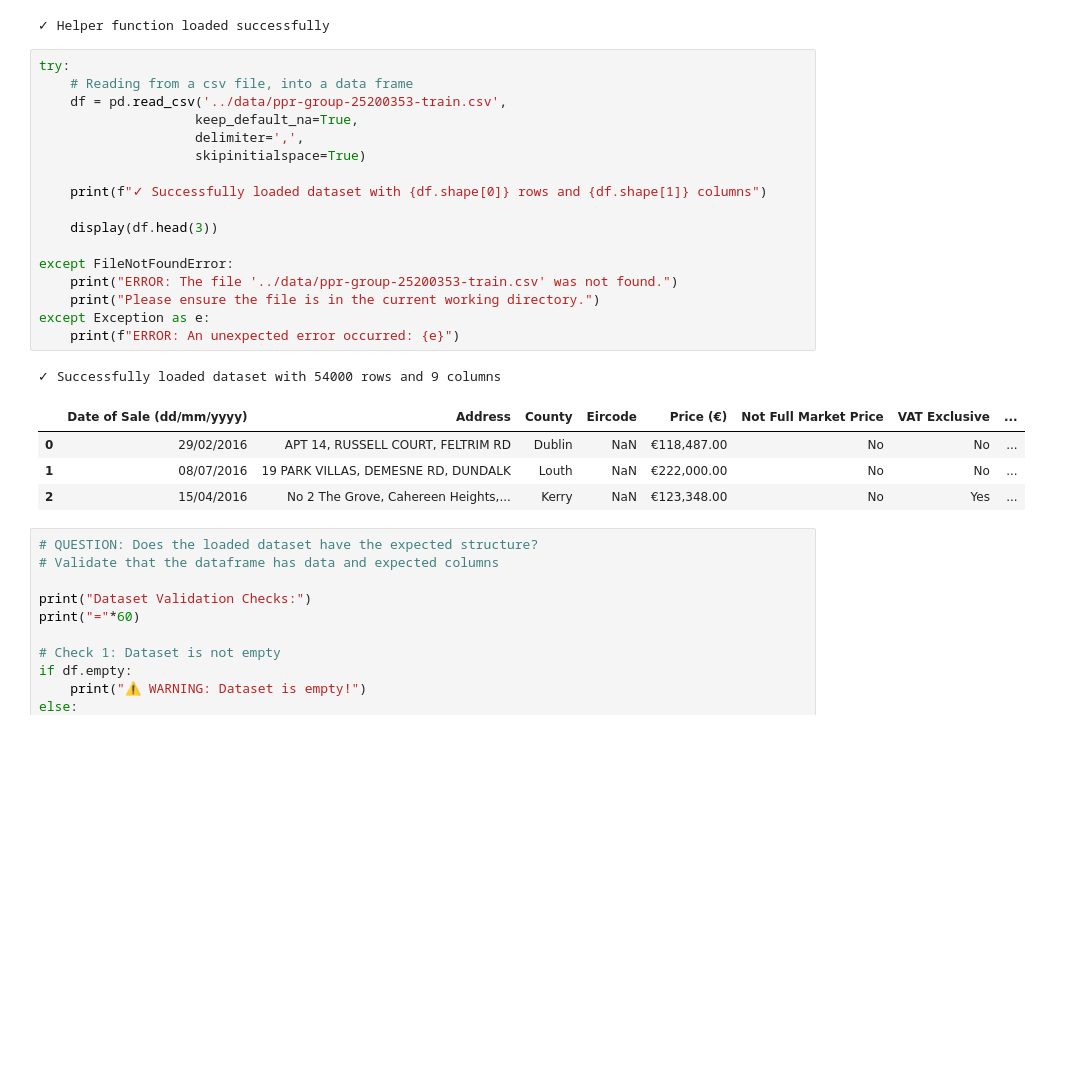
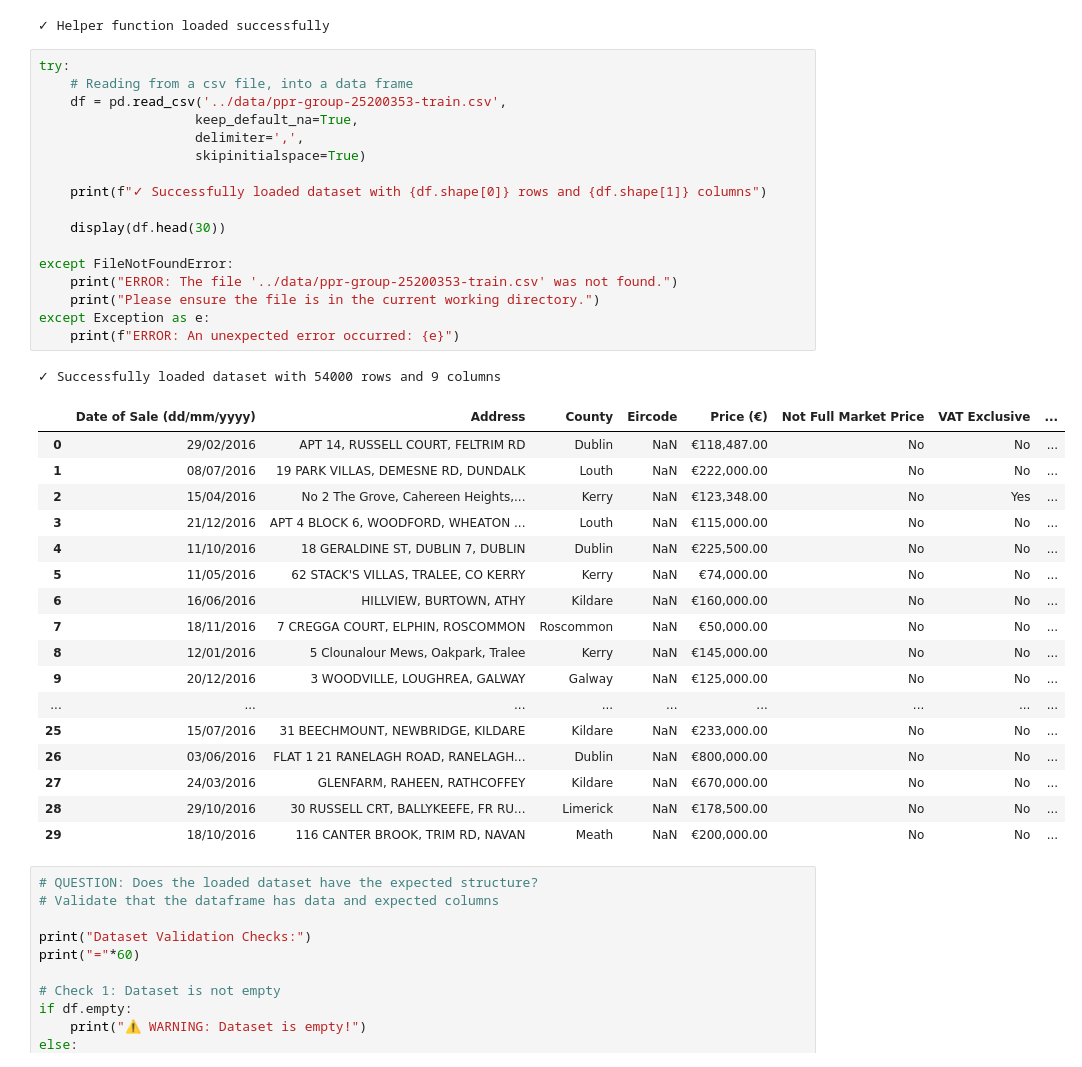
Before and after one commit to conorwal2000-creator/DA-Original-Ganstalysers, a Jupyter notebook: notebooks/analysis.ipynb, the cells around one changed output. Drawn from its saved outputs; the diff is of its cells as text; blank space fills up the shorter version.

```diff
--- a/notebooks/analysis.ipynb
+++ b/notebooks/analysis.ipynb
@@ -48,26 +48,39 @@ print("✓ Helper function loaded successfully")
 # %%
 try:
     # Reading from a csv file, into a data frame
     df = pd.read_csv('../data/ppr-group-25200353-train.csv',
                     keep_default_na=True,
                     delimiter=',',
                     skipinitialspace=True)
 
     print(f"✓ Successfully loaded dataset with {df.shape[0]} rows and {df.shape[1]} columns")
 
-    display(df.head(3))
+    display(df.head(30))
 
 except FileNotFoundError:
     print("ERROR: The file '../data/ppr-group-25200353-train.csv' was not found.")
     print("Please ensure the file is in the current working directory.")
 except Exception as e:
     print(f"ERROR: An unexpected error occurred: {e}")
 # %% [output]
 ✓ Successfully loaded dataset with 54000 rows and 9 columns
 |  | Date of Sale (dd/mm/yyyy) | Address | County | Eircode | Price (€) | Not Full Market Price | VAT Exclusive | ... |
 | 0 | 29/02/2016 | APT 14, RUSSELL COURT, FELTRIM RD | Dublin | NaN | €118,487.00 | No | No | ... |
 | 1 | 08/07/2016 | 19 PARK VILLAS, DEMESNE RD, DUNDALK | Louth | NaN | €222,000.00 | No | No | ... |
 | 2 | 15/04/2016 | No 2 The Grove, Cahereen Heights,... | Kerry | NaN | €123,348.00 | No | Yes | ... |
+| 3 | 21/12/2016 | APT 4 BLOCK 6, WOODFORD, WHEATON ... | Louth | NaN | €115,000.00 | No | No | ... |
+| 4 | 11/10/2016 | 18 GERALDINE ST, DUBLIN 7, DUBLIN | Dublin | NaN | €225,500.00 | No | No | ... |
+| 5 | 11/05/2016 | 62 STACK'S VILLAS, TRALEE, CO KERRY | Kerry | NaN | €74,000.00 | No | No | ... |
+| 6 | 16/06/2016 | HILLVIEW, BURTOWN, ATHY | Kildare | NaN | €160,000.00 | No | No | ... |
+| 7 | 18/11/2016 | 7 CREGGA COURT, ELPHIN, ROSCOMMON | Roscommon | NaN | €50,000.00 | No | No | ... |
+| 8 | 12/01/2016 | 5 Clounalour Mews, Oakpark, Tralee | Kerry | NaN | €145,000.00 | No | No | ... |
+| 9 | 20/12/2016 | 3 WOODVILLE, LOUGHREA, GALWAY | Galway | NaN | €125,000.00 | No | No | ... |
+| ... | ... | ... | ... | ... | ... | ... | ... | ... |
+| 25 | 15/07/2016 | 31 BEECHMOUNT, NEWBRIDGE, KILDARE | Kildare | NaN | €233,000.00 | No | No | ... |
+| 26 | 03/06/2016 | FLAT 1 21 RANELAGH ROAD, RANELAGH... | Dublin | NaN | €800,000.00 | No | No | ... |
+| 27 | 24/03/2016 | GLENFARM, RAHEEN, RATHCOFFEY | Kildare | NaN | €670,000.00 | No | No | ... |
+| 28 | 29/10/2016 | 30 RUSSELL CRT, BALLYKEEFE, FR RU... | Limerick | NaN | €178,500.00 | No | No | ... |
+| 29 | 18/10/2016 | 116 CANTER BROOK, TRIM RD, NAVAN | Meath | NaN | €200,000.00 | No | No | ... |
 # %%
 # QUESTION: Does the loaded dataset have the expected structure?
 # Validate that the dataframe has data and expected columns
```
Also changed, not shown: parts of 12 cells of this notebook, 1 other file.
